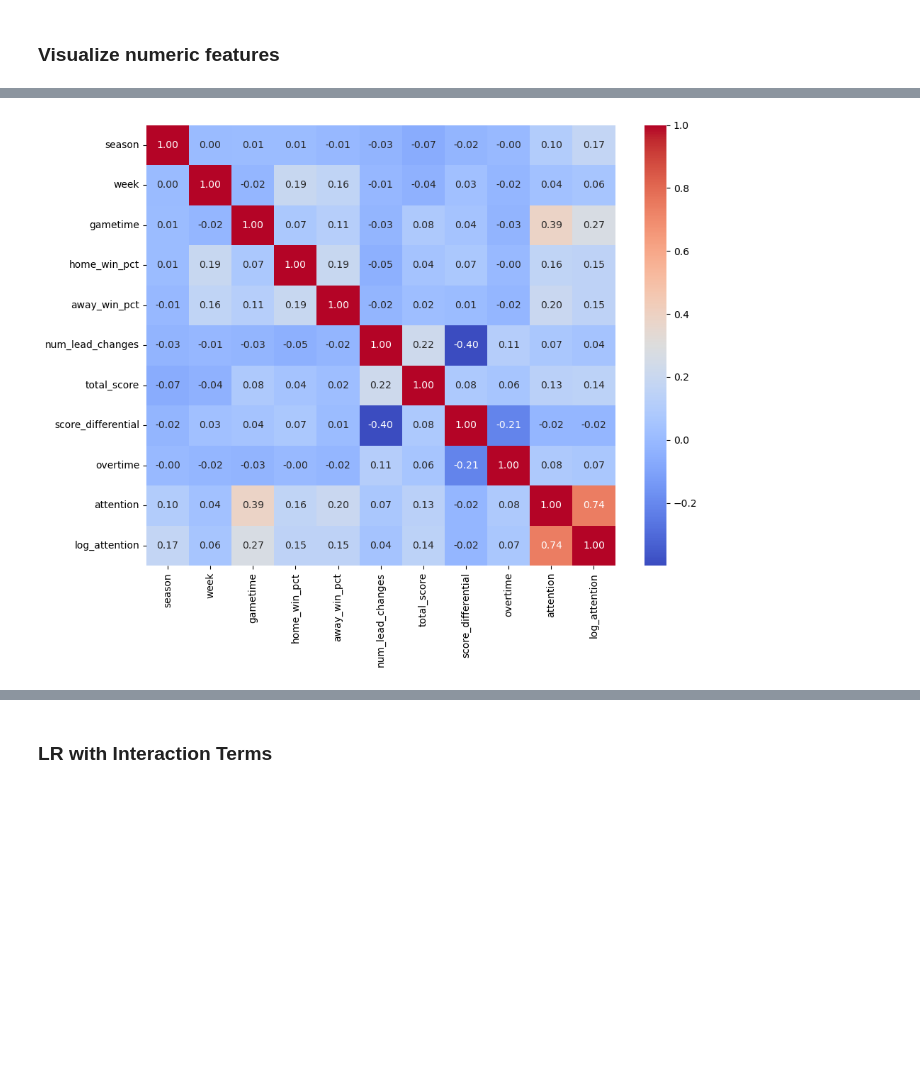
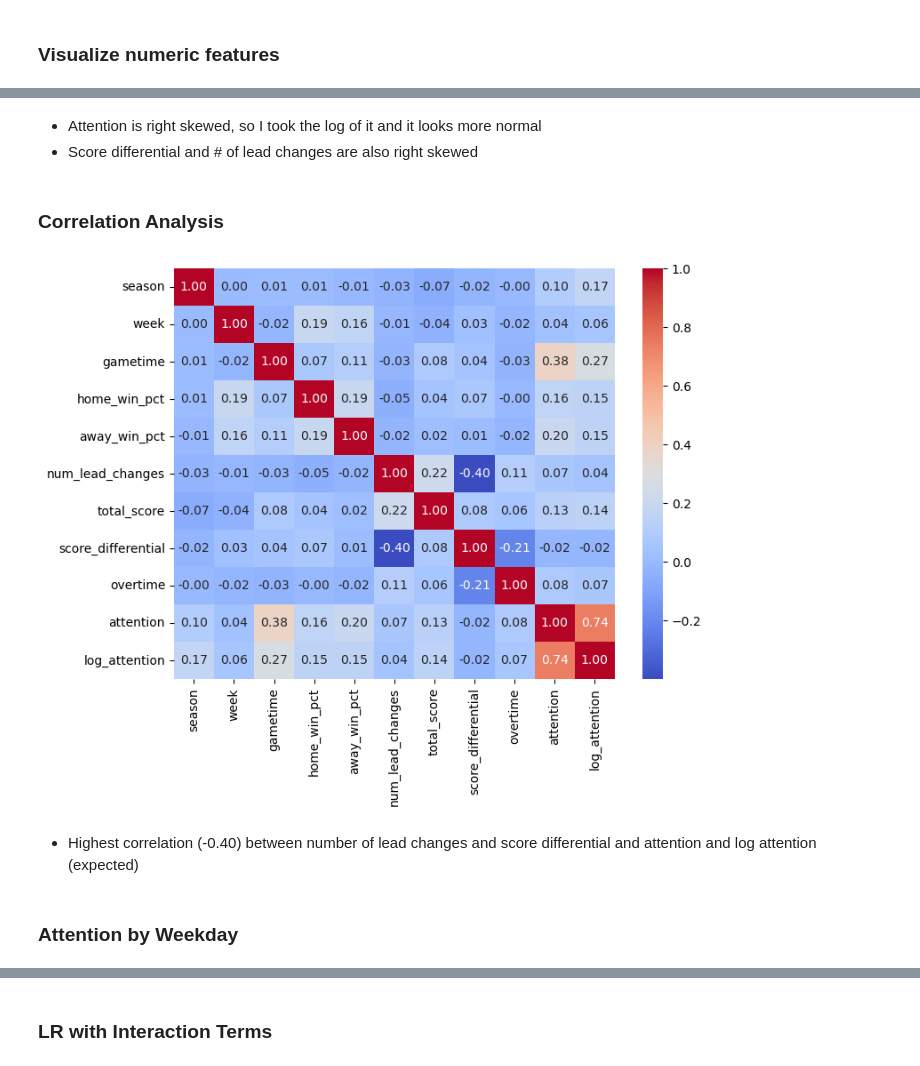
Before and after one commit to ekollrack/EK-Thesis, a Jupyter notebook: linear_regression.ipynb, the cells around one changed output, grey strips where cells are left out. Cells and saved outputs as stored; diff of their text form; code cells hidden in the pictures; blank space fills up the shorter version.

```diff
--- a/linear_regression.ipynb
+++ b/linear_regression.ipynb
@@ -27,8 +43,8 @@ games['log_attention'] = np.log1p(games['attention'])
 # %% [markdown]
 ### Adjust game time to minutes and date to datetime format
-# %%
-games['date'] = pd.to_datetime(games['date'])
-games['gametime'] = games['gametime'].str.split(':').apply(lambda x: int(x[0]) * 60 + int(x[1]))
+# %%
+games['gametime'] = games['gametime'].str.replace(':', '').astype(int)
+games['date'] = pd.to_datetime(games['date'])
 # %% [markdown]
 ### Encode categorical features
 # %%
@@ -46,7 +62,16 @@ plt.show()
+# %% [markdown]
+- Attention is right skewed, so I took the log of it and it looks more normal
+- Score differential and # of lead changes are also right skewed
+# %% [markdown]
+### Correlation Analysis
 # %%
-plt.figure(figsize=(10,8))
+plt.figure(figsize=(8,6))
 sns.heatmap(games_encoded.select_dtypes(include='number').corr(), annot=True, fmt=".2f", cmap='coolwarm')
 plt.show()
 # %% [output]
-[figure, old version]
+[figure, new version]
+# %% [markdown]
+- Highest correlation (-0.40) between number of lead changes and score differential and attention and log attention (expected)
+# %% [markdown]
+### Attention by Weekday
 # %%
```
Also changed, not shown: parts of 19 cells of this notebook, 1 other file.
